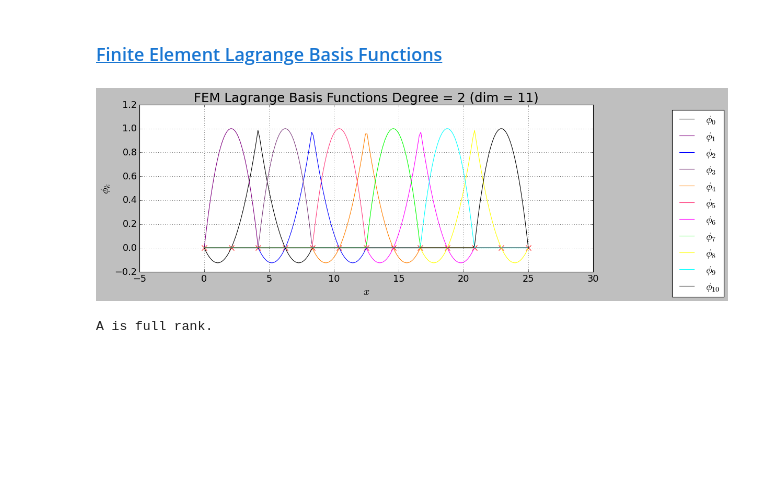
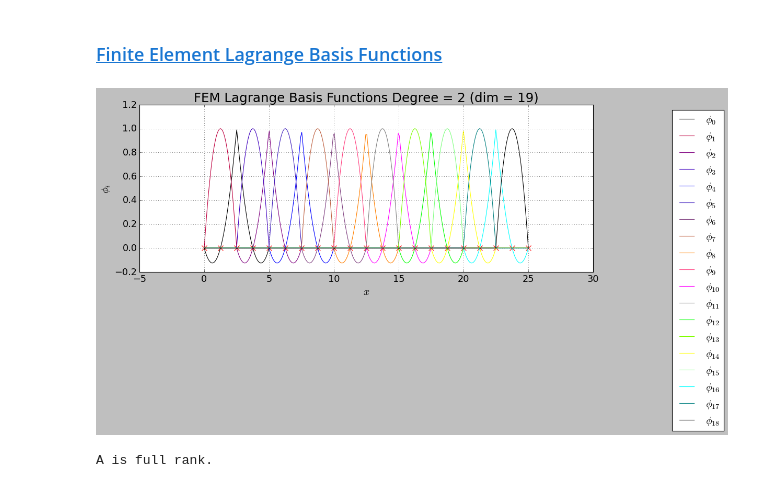
Before and after one commit to dpploy/engy-5330, a Jupyter notebook: notebooks/05b-rayleigh-ritz-fem-lagrange-dirichlet.ipynb, the cells around one changed output. Saved outputs shown, nothing was run; the diff lists cells and outputs as text; code cells hidden in the pictures; blank space fills up the shorter version.

```diff
--- a/notebooks/05b-rayleigh-ritz-fem-lagrange-dirichlet.ipynb
+++ b/notebooks/05b-rayleigh-ritz-fem-lagrange-dirichlet.ipynb
@@ -351,18 +371,18 @@ w(a) =  [0.2]  w(b) =  [1.]
 # %%
 '''Build the basis functions'''
 
 degree = 2
-n_elem = 6
+n_elem = 10
 
 try:
     from engy_5310.toolkit import FEMBasis
 except ModuleNotFoundError:
     assert False, 'You need to provide your own code here. Bailing out.'
 
 femlb = FEMBasis(degree=degree, n_elem=n_elem, x_min=x_a, x_max=x_b, bc_x_min='dirichlet', bc_x_max='dirichlet')
 femlb.plot(n_plot_pts=300)
 # %% [output]
-[figure, old version]
+[figure, new version]
 # %%
 '''Build the matrix of coefficients of the linear system'''
 
```
Also changed, not shown: parts of 17 cells of this notebook, 5 other files.
